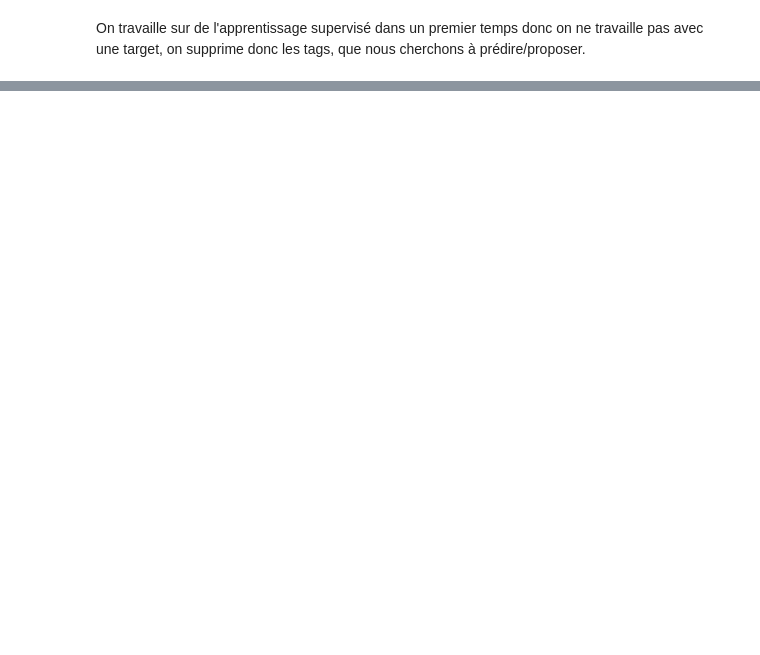
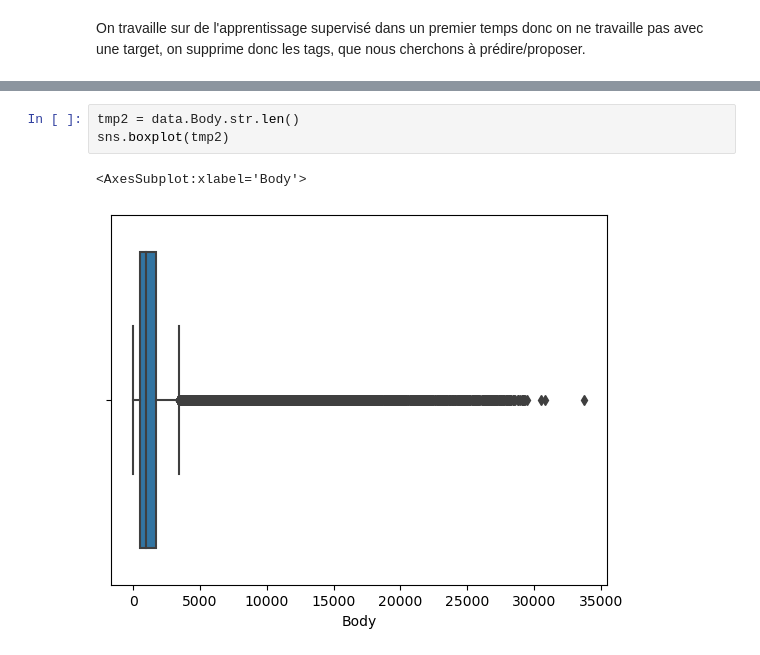
Before and after one commit to MathisKeberling/Projet_Classification_Auto_Questions-OC-, a Jupyter notebook: Exploration.ipynb, the cells around one changed output, grey strips where cells are left out. Saved outputs shown, nothing was run; the diff lists cells and outputs as text; blank space fills up the shorter version.

```diff
--- a/Exploration.ipynb
+++ b/Exploration.ipynb
@@ -342,0 +440,6 @@ data.head()
+# %%
+tmp2 = data.Body.str.len()
+sns.boxplot(tmp2)
+# %% [output]
+<AxesSubplot:xlabel='Body'>
+[figure, added]
```
Also changed, not shown: parts of 101 cells of this notebook.
